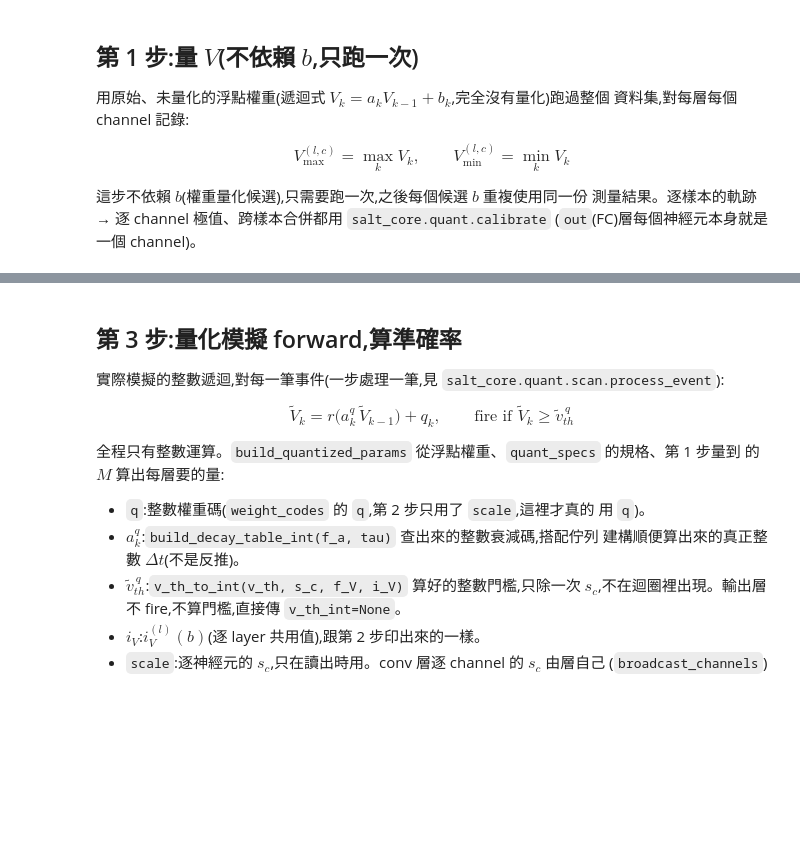
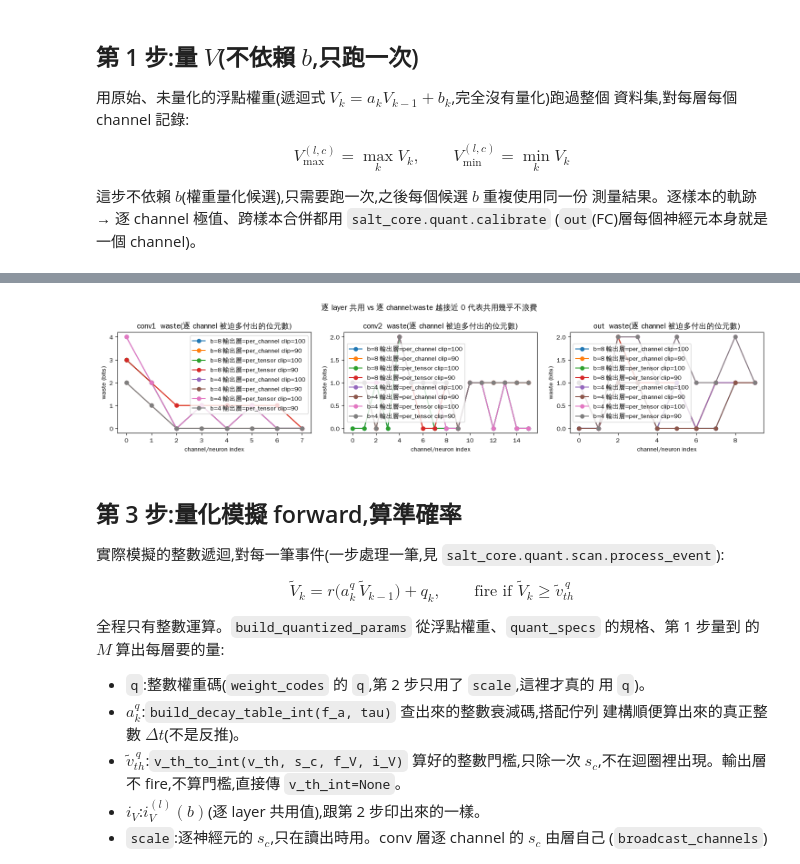
Before and after one commit to Salt-Shio/Spiking-Affine-Lazy-Training, a Jupyter notebook: example/notebooks/membrane_quantization.ipynb, the cells around one changed output, grey strips where cells are left out. Cells and saved outputs as stored; diff of their text form; code cells hidden in the pictures; blank space fills up the shorter version.

Commit message:
notebook:membrane_quantization 加 clip 掃描、熱圖 f_a 下小上大、VERIFY_N_SAMPLES;各 notebook 重跑後的輸出
Co-Authored-By: Claude Opus 5.5 <noreply@anthropic.com>

```diff
--- a/example/notebooks/membrane_quantization.ipynb
+++ b/example/notebooks/membrane_quantization.ipynb
@@ -92,15 +93,17 @@ apply_style()
 RUN_NAME = "scale_10k_20260919_050446"
 EXP_DIR = EXPERIMENTS_DIR / RUN_NAME
 MEASURE_EPOCH = 59          # 要有對應的 weights/epoch_XXX.npz
-MEASURE_N_SAMPLES = 50      # 量 V(第 1 步)、驗證溢位(第 4 步)共用,不依賴 b
+MEASURE_N_SAMPLES = 50      # 量 V(第 1 步)用 val 前幾筆,不依賴 b
+VERIFY_N_SAMPLES = None     # 驗證溢位(第 5 步)用 val 前幾筆;None 是整個 val
 
 BITS_SWEEP = [8, 4]              # 權重量化候選 b
 F_A_SWEEP = [6, 10]              # a_k 查表小數位元數
 F_V_SWEEP = [6, 10, 14]          # V 的小數位元數
 ROUND_MODES = ["round", "truncate"]
 OUT_GRANULARITIES = ["per_channel", "per_tensor"]  # 輸出層權重量化粒度(conv 層固定逐 channel)
+CLIP_PERCENTILE_SWEEP = [100.0, 90.0]  # 權重截斷門檻取 |w| 的第幾百分位,100 = 不截斷(max-abs)
 ACC_N_SAMPLES = 30          # (b,f_a,f_V,r) 掃描算準確率用的樣本數
-QUANT_BATCH_SIZE = 10       # 批次跑的每批樣本數,整除 ACC_N_SAMPLES、MEASURE_N_SAMPLES 才不會多編譯一次尾批
+QUANT_BATCH_SIZE = 10       # 批次跑的每批樣本數,整除 ACC_N_SAMPLES、驗證樣本數才不會多編譯一次尾批
 ACC_SPLIT = "val"
 # %% [markdown]
 ## 載入 checkpoint、val split
@@ -197,27 +220,29 @@ waste 普遍接近 0 代表逐 layer 共用幾乎不浪費;少數 channel 遠大
 # %%
-def quant_specs(layers, b, f_a, f_v, out_granularity):
+def quant_specs(layers, b, f_a, f_v, out_granularity, clip_percentile):
     """每層的 LayerQuantSpec:conv 層固定逐 channel;輸出層照 out_granularity 選逐 channel
-    還是整層共用,不 fire(膜電位回歸)。"""
-    specs = [LayerQuantSpec(bits=b, f_a=f_a, f_V=f_v) for _ in layers[:-1]]
+    還是整層共用,不 fire(膜電位回歸)。每層的權重都照 clip_percentile 截斷。"""
+    specs = [LayerQuantSpec(bits=b, f_a=f_a, f_V=f_v, clip_percentile=clip_percentile)
+             for _ in layers[:-1]]
     specs.append(LayerQuantSpec(bits=b, f_a=f_a, f_V=f_v,
-                                per_channel=out_granularity == "per_channel", fires=False))
+                                per_channel=out_granularity == "per_channel", fires=False,
+                                clip_percentile=clip_percentile))
     return specs
 
 
-iv_by_b = {}     # (b, out_granularity) -> {layer.name: [逐 channel i_V]},只給下面印跟畫圖
-waste_by_b = {}  # (b, out_granularity) -> {layer.name: [逐 channel waste]}
-for b, gran in itertools.product(BITS_SWEEP, OUT_GRANULARITIES):
+iv_by_b = {}     # (b, out_granularity, clip_percentile) -> {layer.name: [逐 channel i_V]},只給下面印跟畫圖
+waste_by_b = {}  # (b, out_granularity, clip_percentile) -> {layer.name: [逐 channel waste]}
+for b, gran, clip in itertools.product(BITS_SWEEP, OUT_GRANULARITIES, CLIP_PERCENTILE_SWEEP):
     # f_a、f_V 不影響權重碼跟 i_V,隨便取網格的第一個
-    specs = quant_specs(layers, b, F_A_SWEEP[0], F_V_SWEEP[0], gran)
+    specs = quant_specs(layers, b, F_A_SWEEP[0], F_V_SWEEP[0], gran, clip)
     iv_per_layer = {}
     for layer, w, spec in zip(layers, float_params, specs):
         _q, scale = weight_codes(w, spec)
         iv_per_layer[layer.name] = iv_per_channel(M[layer.name], scale, b)
-    iv_by_b[(b, gran)] = iv_per_layer
-    waste_by_b[(b, gran)] = {name: waste(iv_layer(iv_c), iv_c)
+    iv_by_b[(b, gran, clip)] = iv_per_layer
+    waste_by_b[(b, gran, clip)] = {name: waste(iv_layer(iv_c), iv_c)
                              for name, iv_c in iv_per_layer.items()}
-    print(f"b={b} 輸出層={gran}:")
+    print(f"b={b} 輸出層={gran} clip={clip:g}:")
     for layer in layers:
         print(f"  {layer.name}: i_V 逐 channel={iv_per_layer[layer.name]}  "
              f"i_V 逐 layer={iv_layer(iv_per_layer[layer.name])}  "
-             f"waste={waste_by_b[(b, gran)][layer.name]}")
+             f"waste={waste_by_b[(b, gran, clip)][layer.name]}")
@@ -224,14 +267,17 @@ for b, gran in itertools.product(BITS_SWEEP, OUT_GRANULARITIES):
 # %%
 fig, axes = plt.subplots(1, len(layers), figsize=(5 * len(layers), 3.5))
 for ax, layer in zip(axes, layers):
-    for b, gran in itertools.product(BITS_SWEEP, OUT_GRANULARITIES):
-        ax.plot(waste_by_b[(b, gran)][layer.name], marker="o", label=f"b={b} 輸出層={gran}")
+    for b, gran, clip in itertools.product(BITS_SWEEP, OUT_GRANULARITIES, CLIP_PERCENTILE_SWEEP):
+        ax.plot(waste_by_b[(b, gran, clip)][layer.name], marker="o",
+                label=f"b={b} 輸出層={gran} clip={clip:g}")
     ax.set_title(f"{layer.name}  waste(逐 channel 被迫多付出的位元數)")
     ax.set_xlabel("channel/neuron index")
     ax.set_ylabel("waste (bits)")
     ax.legend()
 fig.suptitle("逐 layer 共用 vs 逐 channel:waste 越接近 0 代表共用幾乎不浪費")
 fig.tight_layout()
+# %% [output]
+[figure, added]
 # %% [markdown]
 ## 第 3 步:量化模擬 forward,算準確率
 
```
Also changed, not shown: parts of 13 cells of this notebook, 4 other files.
